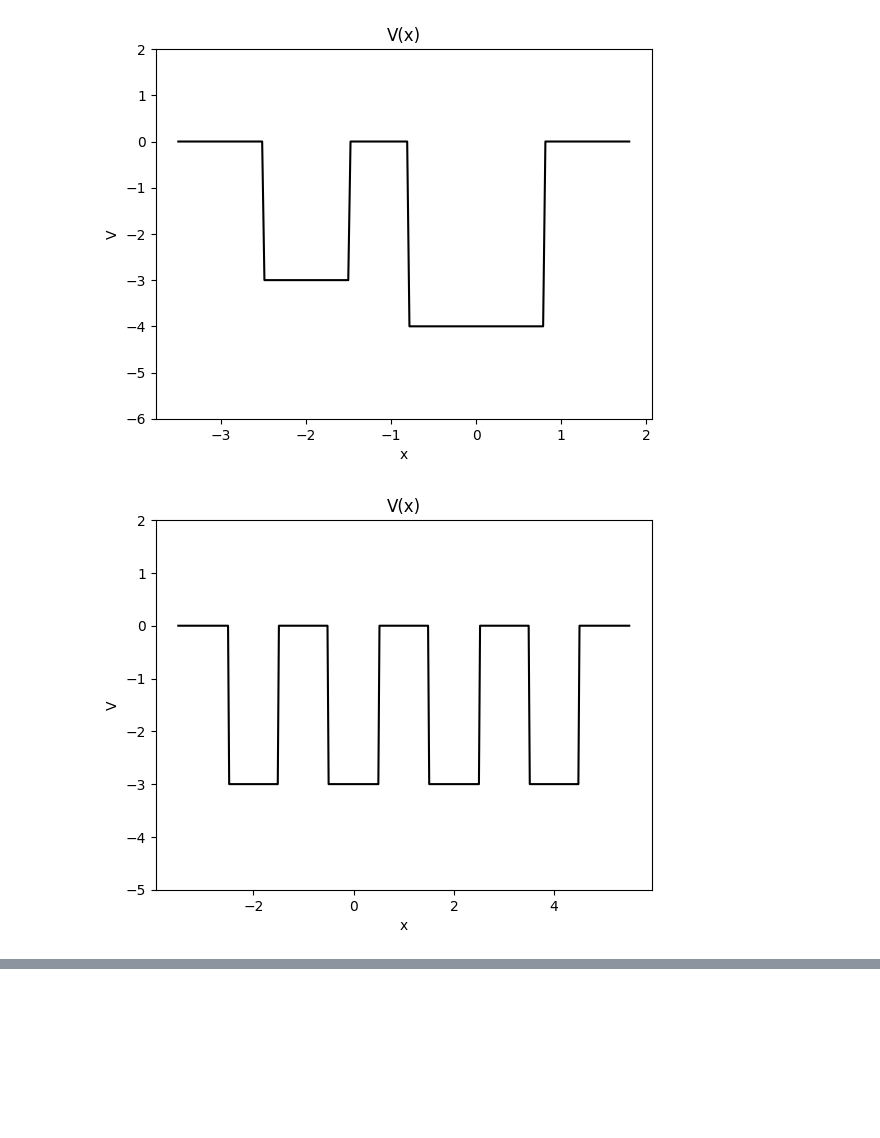
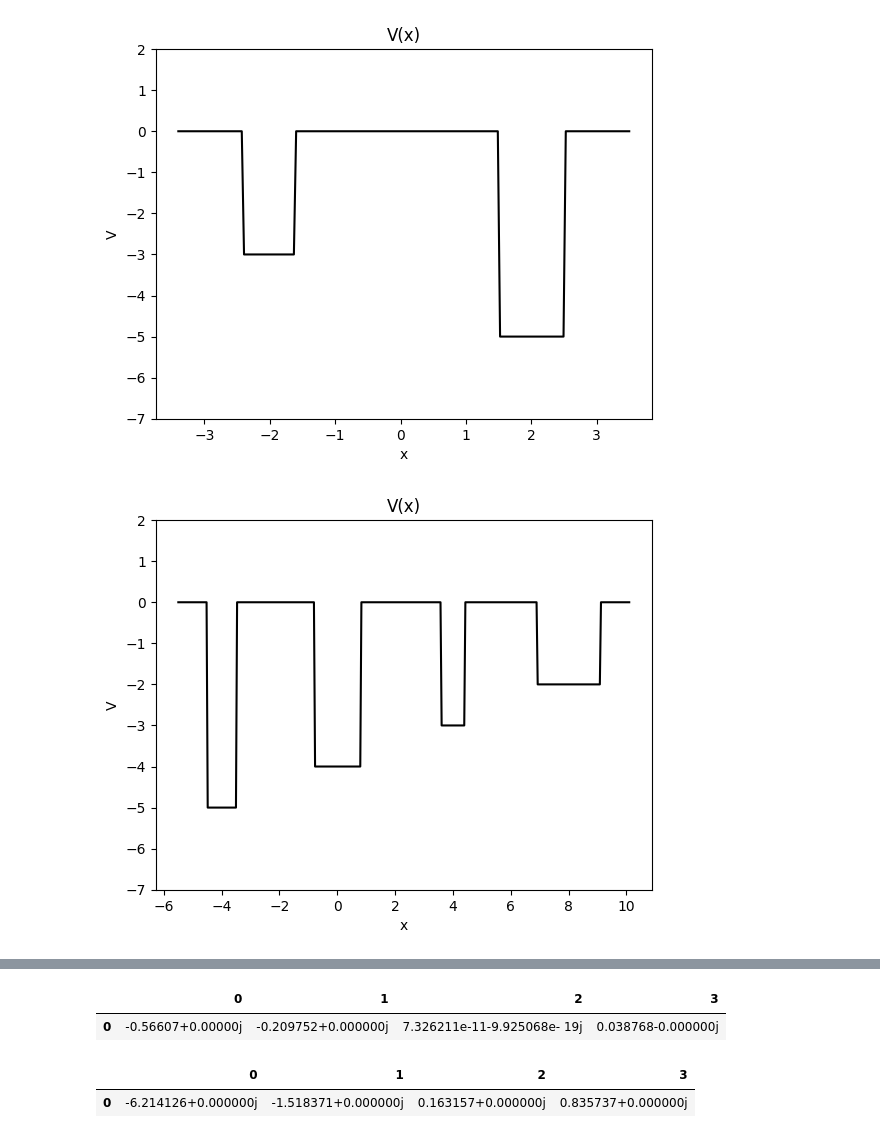
Before and after one commit to m-martyna/QuantumMST, a Jupyter notebook: n_scatterer_1D/Pauli_decomposition.ipynb, the cells around one changed output, grey strips where cells are left out. Cells and saved outputs as stored; diff of their text form; code cells hidden in the pictures; blank space fills up the shorter version.

```diff
--- a/n_scatterer_1D/Pauli_decomposition.ipynb
+++ b/n_scatterer_1D/Pauli_decomposition.ipynb
@@ -16,30 +16,49 @@ from struc_const import G_AB
 from functions import secular_matrix, interpolation, potential
 # %%
 #Example matrices
-energy = -3
+energy = -3.949901757
 
-s1 = scatterer(0.5, -3)
+s1 = scatterer(0.5, -5)
 s2 = scatterer(0.8, -4)
+s3 = scatterer(0.4, -3)
+s4 = scatterer(1.1, -2)
+s5 = scatterer(0.3, -6)
 
-s = [s1, s1]
-tab_x = [-2, 0]
+rA = 0.8
+VA = -5
+xA = -1
+rB = 0.6
+VB = -6
+RAB = 2
+
+sa = scatterer(r=rA, V=VA)
+sb = scatterer(rB, VB)
+s = [sa, sb]
+tab_x = [xA, xA+RAB]
 matrix1 = secular_matrix(s, G_AB(energy, positions=tab_x), save = False)
 V = potential(scatterers=s, positions=tab_x)
 
-s = [s1, s2]
-tab_x = [-2, 0]
+s = [s3, s1]
+tab_x = [-2, 2]
 matrix2 = secular_matrix(s, G_AB(energy, positions=tab_x), save = False)
 V = potential(scatterers=s, positions=tab_x)
 
-s = [s1, s1, s1, s1]
-tab_x = [-2, 0, 2, 4]
+s = [s1, s2, s3, s4]
+tab_x = [-4, 0, 4, 8]
 matrix3 = secular_matrix(s, G_AB(energy, positions=tab_x), save = False)
 V = potential(scatterers=s, positions=tab_x)
 
-s = [s1, s2, s2, s1]
-tab_x = [-2, 0, 2, 4]
+s = [s3, s2, s5, s4]
+tab_x = [-4, 0, 4, 8]
 matrix4 = secular_matrix(s, G_AB(energy, positions=tab_x), save = False)
 V = potential(scatterers=s, positions=tab_x)
 
 m = [matrix1, matrix2, matrix3, matrix4]
+
+ev1 = np.sort(np.linalg.eigvals(matrix1))
+ev2 = np.sort(np.linalg.eigvals(matrix2))
+ev3 = np.sort(np.linalg.eigvals(matrix3))
+ev4 = np.sort(np.linalg.eigvals(matrix4))
+
+display(pd.DataFrame(ev1).T, pd.DataFrame(ev2).T, pd.DataFrame(ev3).T, pd.DataFrame(ev4).T)
 # %% [output]
@@ -47,2 +66,2 @@ m = [matrix1, matrix2, matrix3, matrix4]
-[figure, old version]
+[figure, new version]
-[figure, old version]
+[figure, new version]
@@ -49,0 +69,4 @@ m = [matrix1, matrix2, matrix3, matrix4]
+|  | 0 | 1 | 2 | 3 |
+| 0 | -0.56607+0.00000j | -0.209752+0.000000j | 7.326211e-11-9.925068e- 19j | 0.038768-0.000000j |
+|  | 0 | 1 | 2 | 3 |
+| 0 | -6.214126+0.000000j | -1.518371+0.000000j | 0.163157+0.000000j | 0.835737+0.000000j |
```
Also changed, not shown: parts of 10 cells of this notebook, 5 other files.
